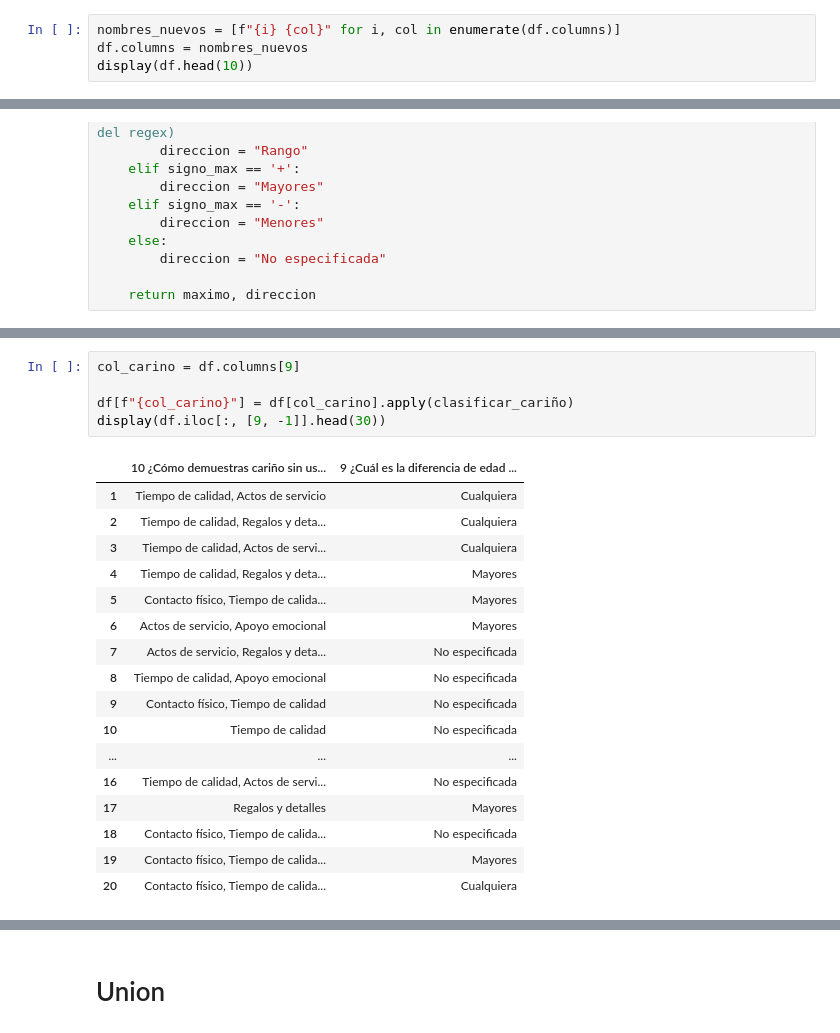
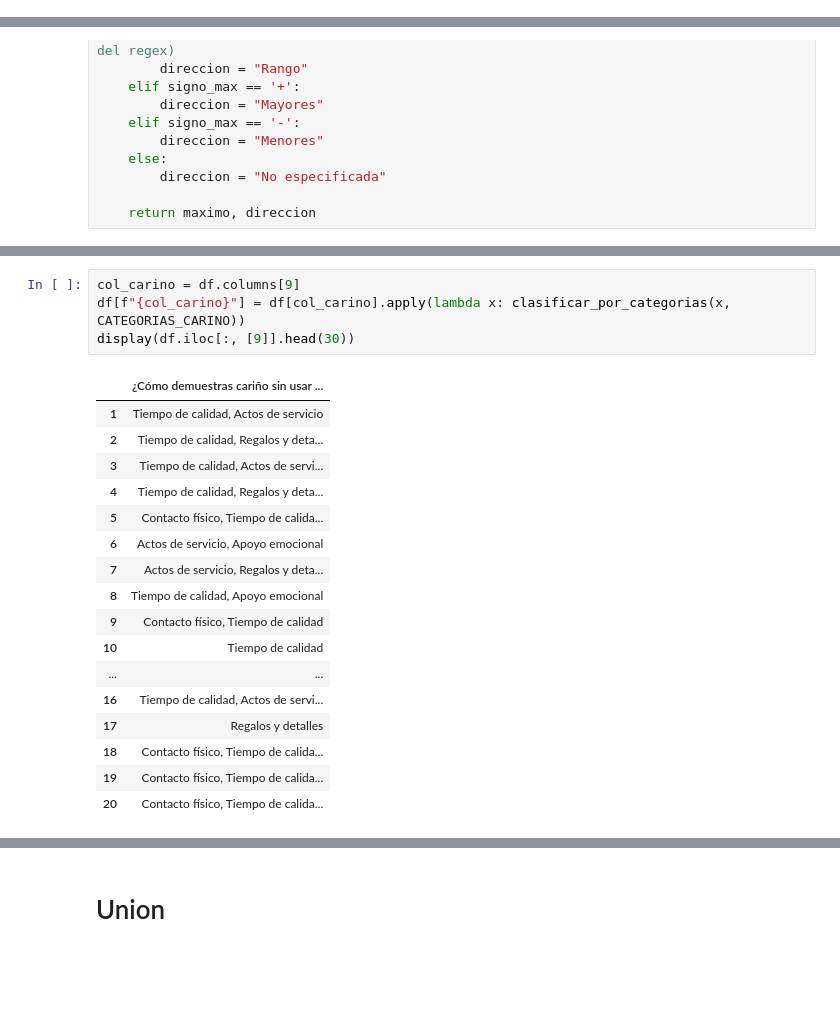
Before and after one commit to Acatlan-SI/LimpiezaData, a Jupyter notebook: notebooks/01_limpieza_datos.ipynb, the cells around one changed output, grey strips where cells are left out. Cells and saved outputs as stored; diff of their text form; blank space fills up the shorter version.

```diff
--- a/notebooks/01_limpieza_datos.ipynb
+++ b/notebooks/01_limpieza_datos.ipynb
@@ -594,7 +592,3 @@ df.drop(columns=[col_fisico], inplace=True)
 | 19 | cabello:negro_oscuro, rostro_ojos... | cabello, rostro_ojos, salud_higiene |
 | 20 | <NA> | salud_higiene |
 None
-# %%
-nombres_nuevos = [f"{i} {col}" for i, col in enumerate(df.columns)]
-df.columns = nombres_nuevos
-display(df.head(10))
@@ -724,23 +890,22 @@ def clasificar_cariño(texto):
 # %%
 col_carino = df.columns[9]
-
-df[f"{col_carino}"] = df[col_carino].apply(clasificar_cariño)
-display(df.iloc[:, [9, -1]].head(30))
+df[f"{col_carino}"] = df[col_carino].apply(lambda x: clasificar_por_categorias(x, CATEGORIAS_CARINO))
+display(df.iloc[:, [9]].head(30))
 # %% [output]
-|  | 10 ¿Cómo demuestras cariño sin us... | 9 ¿Cuál es la diferencia de edad ... |
-| 1 | Tiempo de calidad, Actos de servicio | Cualquiera |
-| 2 | Tiempo de calidad, Regalos y deta... | Cualquiera |
-| 3 | Tiempo de calidad, Actos de servi... | Cualquiera |
-| 4 | Tiempo de calidad, Regalos y deta... | Mayores |
-| 5 | Contacto físico, Tiempo de calida... | Mayores |
-| 6 | Actos de servicio, Apoyo emocional | Mayores |
-| 7 | Actos de servicio, Regalos y deta... | No especificada |
-| 8 | Tiempo de calidad, Apoyo emocional | No especificada |
-| 9 | Contacto físico, Tiempo de calidad | No especificada |
-| 10 | Tiempo de calidad | No especificada |
-| ... | ... | ... |
-| 16 | Tiempo de calidad, Actos de servi... | No especificada |
-| 17 | Regalos y detalles | Mayores |
-| 18 | Contacto físico, Tiempo de calida... | No especificada |
-| 19 | Contacto físico, Tiempo de calida... | Mayores |
-| 20 | Contacto físico, Tiempo de calida... | Cualquiera |
+|  | ¿Cómo demuestras cariño sin usar ... |
+| 1 | Tiempo de calidad, Actos de servicio |
+| 2 | Tiempo de calidad, Regalos y deta... |
+| 3 | Tiempo de calidad, Actos de servi... |
+| 4 | Tiempo de calidad, Regalos y deta... |
+| 5 | Contacto físico, Tiempo de calida... |
+| 6 | Actos de servicio, Apoyo emocional |
+| 7 | Actos de servicio, Regalos y deta... |
+| 8 | Tiempo de calidad, Apoyo emocional |
+| 9 | Contacto físico, Tiempo de calidad |
+| 10 | Tiempo de calidad |
+| ... | ... |
+| 16 | Tiempo de calidad, Actos de servi... |
+| 17 | Regalos y detalles |
+| 18 | Contacto físico, Tiempo de calida... |
+| 19 | Contacto físico, Tiempo de calida... |
+| 20 | Contacto físico, Tiempo de calida... |
```
Also changed, not shown: parts of 20 cells of this notebook.
